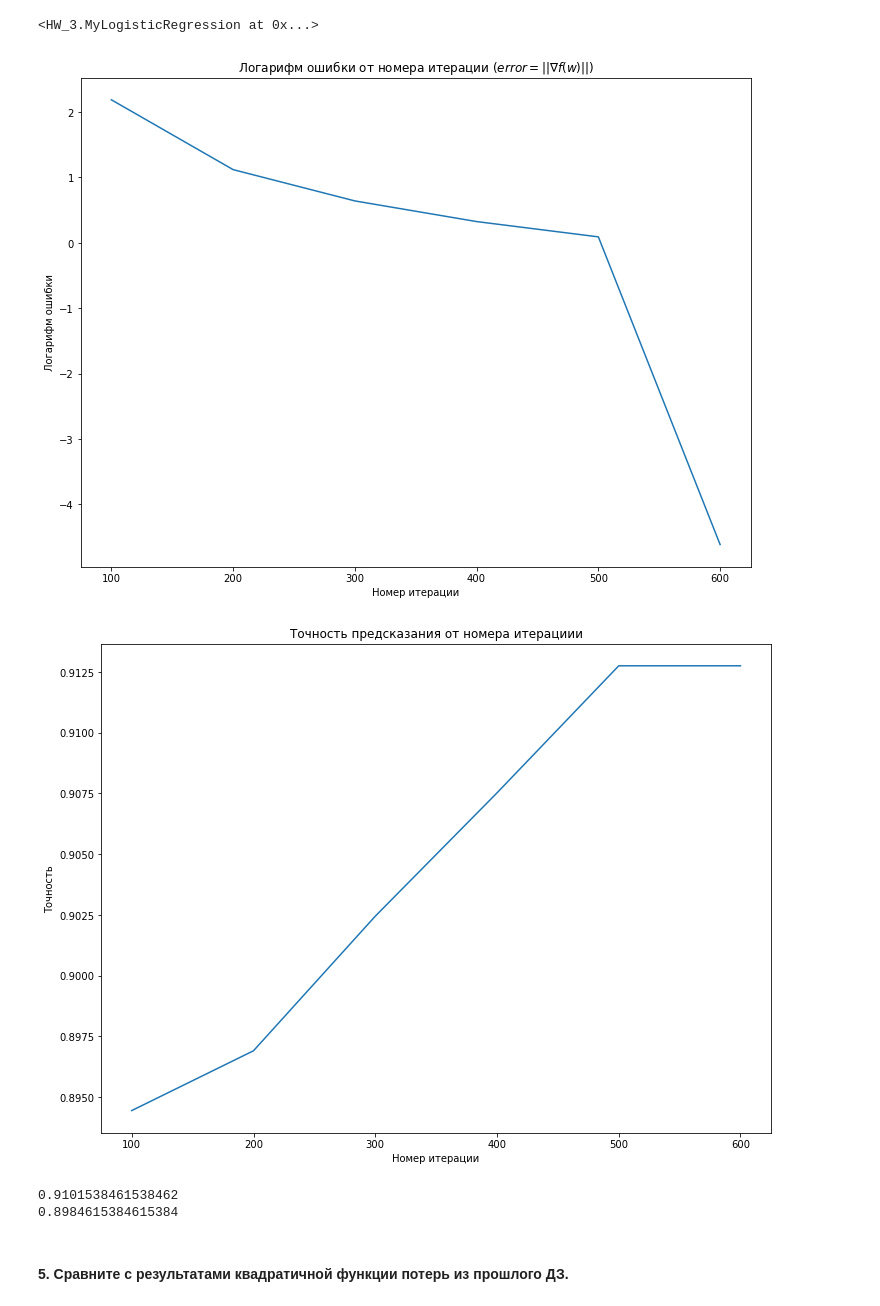
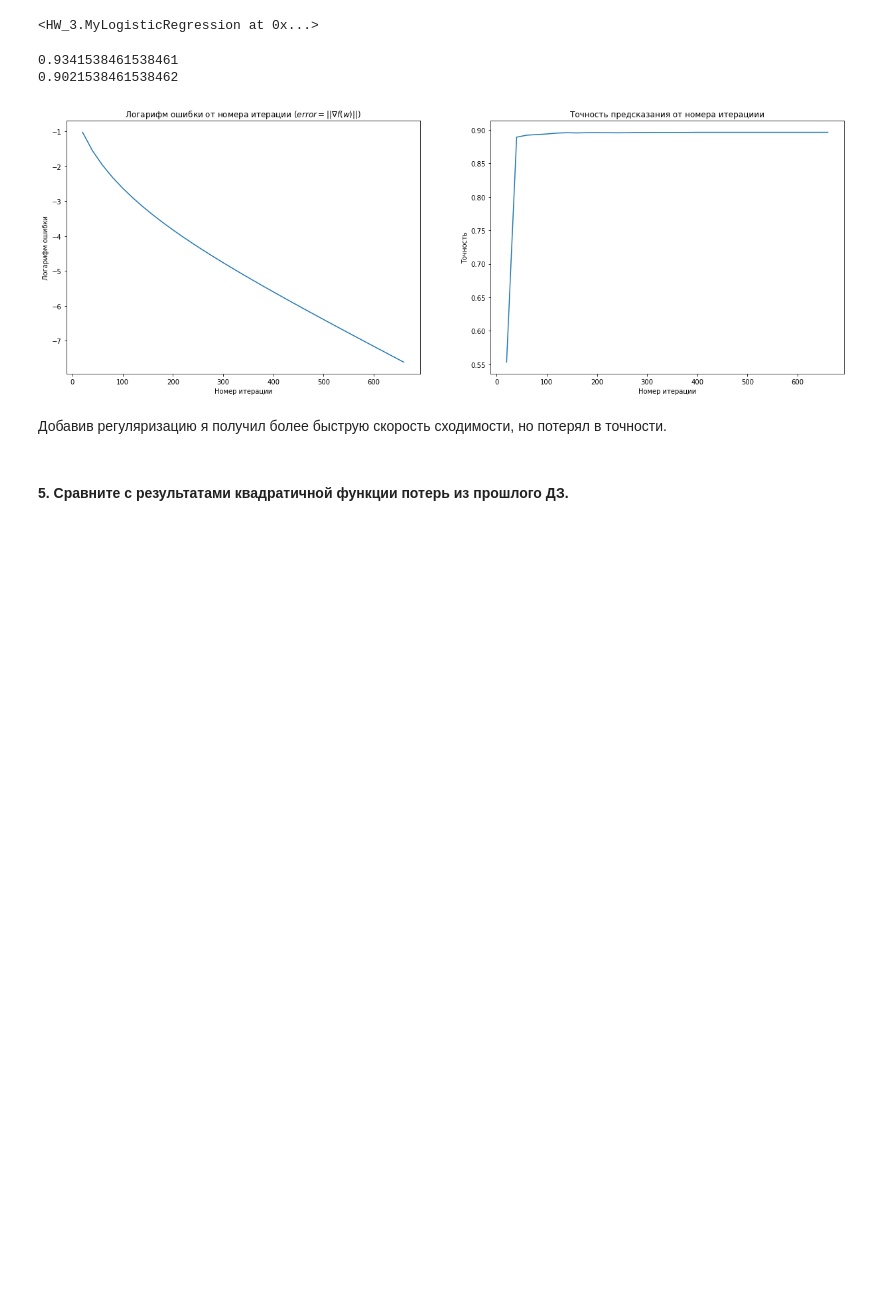
Before and after one commit to kreininmv/Applied-optimization, a Jupyter notebook: Homework/Kreinin_Matvei_Optimization_HW_3.ipynb, the cells around one changed output. Saved outputs shown, nothing was run; the diff lists cells and outputs as text; code cells hidden in the pictures; blank space fills up the shorter version.

```diff
--- a/Homework/Kreinin_Matvei_Optimization_HW_3.ipynb
+++ b/Homework/Kreinin_Matvei_Optimization_HW_3.ipynb
@@ -110,32 +110,28 @@ from HW_3 import MyLogisticRegression
 # %%
 def func_draw_error_accuracy(step, model):
 
-    fig, ax = plt.subplots(figsize=(12,9))
+    _, ax = plt.subplots(1, 2, figsize=(21, 7))
     y = np.array(model.get_errors())
     x = np.linspace(step, step * len(y), len(y))
 
-    ax.set_title("Логарифм ошибки от номера итерации ($error = || \\nabla f(w) ||$)")
-    ax.plot(x, np.log(y))
+    ax[0].set_title("Логарифм ошибки от номера итерации ($error = || \\nabla f(w) ||$)")
+    ax[0].plot(x, np.log(y))
 
-    ax.set_xlabel("Номер итерации")
-    ax.set_ylabel("Логарифм ошибки")
-
-
-
-    fig, ax = plt.subplots(figsize=(12,9))
+    ax[0].set_xlabel("Номер итерации")
+    ax[0].set_ylabel("Логарифм ошибки")
 
     y = np.array(model.get_accuracy())
     x = np.linspace(step, step*len(y), len(y))
 
-    ax.set_title("Точность предсказания от номера итерациии")
-    ax.plot(x, y)
+    ax[1].set_title("Точность предсказания от номера итерациии")
+    ax[1].plot(x, y)
 
-    ax.set_xlabel("Номер итерации")
-    ax.set_ylabel("Точность")
+    ax[1].set_xlabel("Номер итерации")
+    ax[1].set_ylabel("Точность")
 # %%
-step = 100
-iter = 10e4
-eps = 10e-3
-linear_model = MyLogisticRegression()
+step = 20
+iter = 80
+eps = 5*10e-4
+linear_model = MyLogisticRegression(fit_intercept=True)
 linear_model.fit(X_train, y_train, iter=iter, eps=eps, step=step)
 # %% [output]
@@ -162,27 +175,26 @@ Accuracy score:  1.0
 # %% [markdown]
 #### 4. Если в пункте 3) пришлось столкнуться с проблемами или просто необходимо улучшить точность, то добавьте ограничения или $\ell_2$-регуляризацию, как в прошлом ДЗ.
 # %%
-step = 100
-iter = 10e4
-eps = 5*10e-4
+step = 20
+iter = 80
+eps = 5*10e-5
 l2_coef = 0.05
 linear_model_l2 = MyLogisticRegression()
 linear_model_l2.fit(X_train, y_train, eps=eps, iter=10e4, l2=True, step=step, l2_coef=l2_coef)
 # %% [output]
 <HW_3.MyLogisticRegression at 0x...>
 # %%
-func_draw_error_accuracy(step, linear_model)
+func_draw_error_accuracy(step, linear_model_l2)
+y_pred1 = linear_model.predict(X_test)
+y_pred2 = linear_model_l2.predict(X_test)
+print(accuracy_score(y_test, y_pred1))
+print(accuracy_score(y_test, y_pred2))
 # %% [output]
+0.9341538461538461
+0.9021538461538462
-[figure, old version]
+[figure, new version]
-[figure, removed]
-# %%
-y_pred1 = linear_model.predict(X_test)
-y_pred2 = linear_model_l2.predict(X_test)
-print(accuracy_score(y_test, y_pred1))
-print(accuracy_score(y_test, y_pred2))
-# %% [output]
-0.9101538461538462
-0.8984615384615384
+# %% [markdown]
+Добавив регуляризацию я получил более быструю скорость сходимости, но потерял в точности.
 # %% [markdown]
 #### 5. Сравните с результатами квадратичной функции потерь из прошлого ДЗ.
 # %%
```
Also changed, not shown: parts of 34 cells of this notebook, 4 other files.
